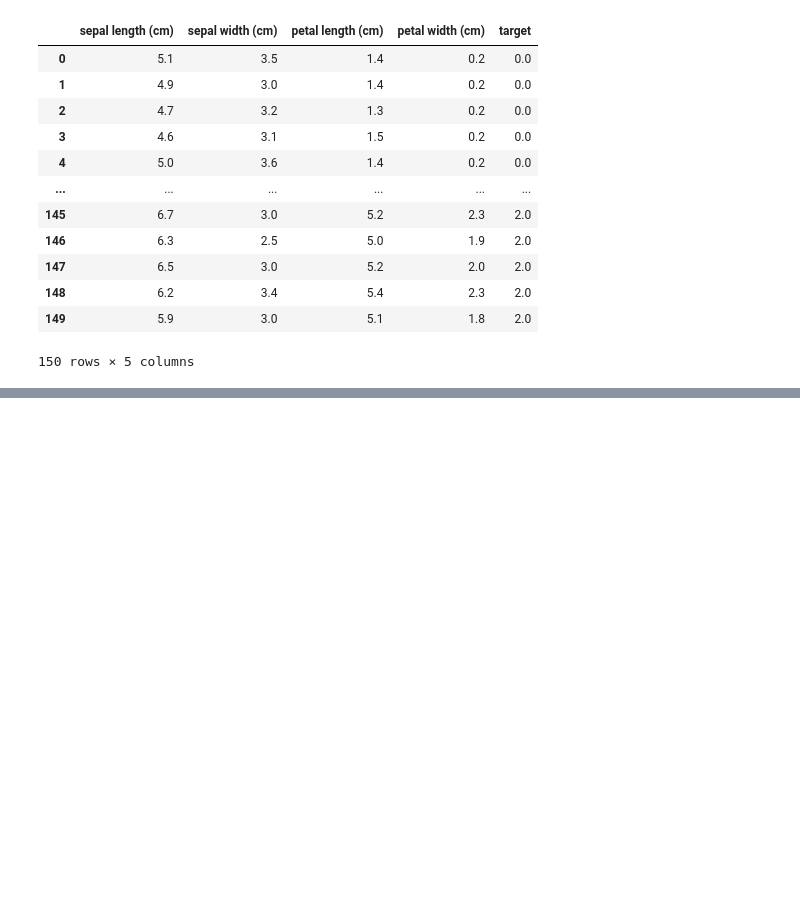
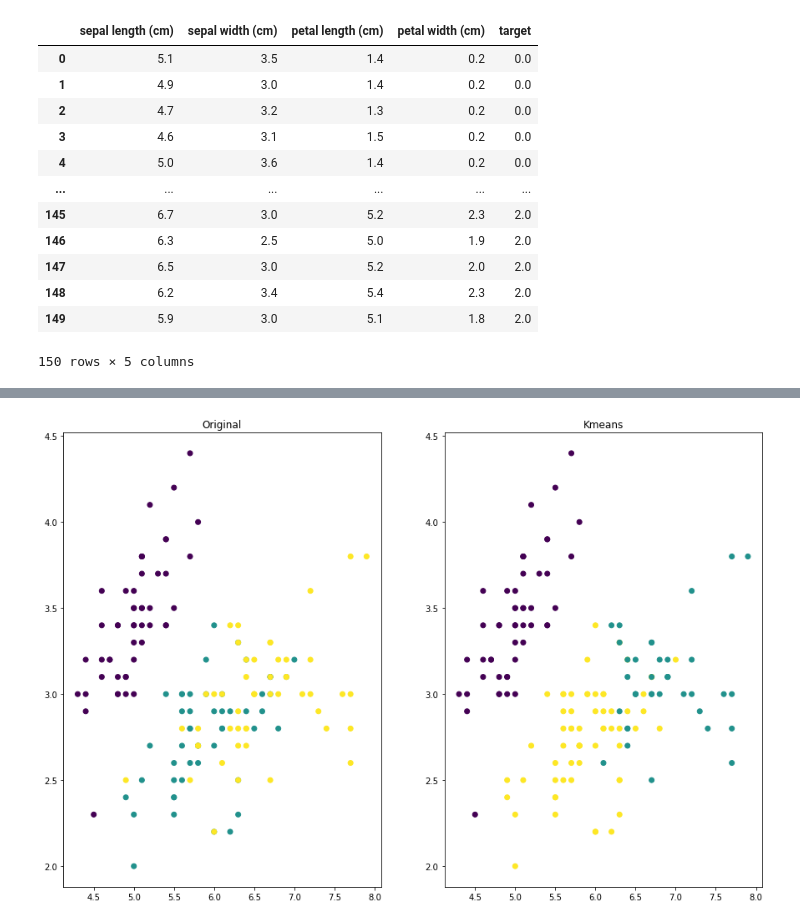
Before and after one commit to hghernandez/MachineLearning, a Jupyter notebook: Clustering/Clustering con Kmeans y Kmeans mini-batch.ipynb, the cells around one changed output, grey strips where cells are left out. Cells and saved outputs as stored; diff of their text form; code cells hidden in the pictures; blank space fills up the shorter version.

```diff
--- a/Clustering/Clustering con Kmeans y Kmeans mini-batch.ipynb
+++ b/Clustering/Clustering con Kmeans y Kmeans mini-batch.ipynb
@@ -56,0 +119,13 @@ plt.show()
+# %%
+#Graficamos el dataset original y el predicho por kmeans
+
+fig, ax = plt.subplots(1,2, figsize=(15,10))
+ax[0].set_title("Original")
+ax[1].set_title("Kmeans")
+
+ax[0].scatter(df['sepal length (cm)'],df['sepal width (cm)'], c= df['target'], cmap= 'viridis')
+ax[1].scatter(x['sepal length (cm)'],x['sepal width (cm)'], c= pred_k_means, cmap= 'viridis')
+
+plt.show()
+# %% [output]
+[figure, added]
```
Also changed, not shown: parts of 4 cells of this notebook.
